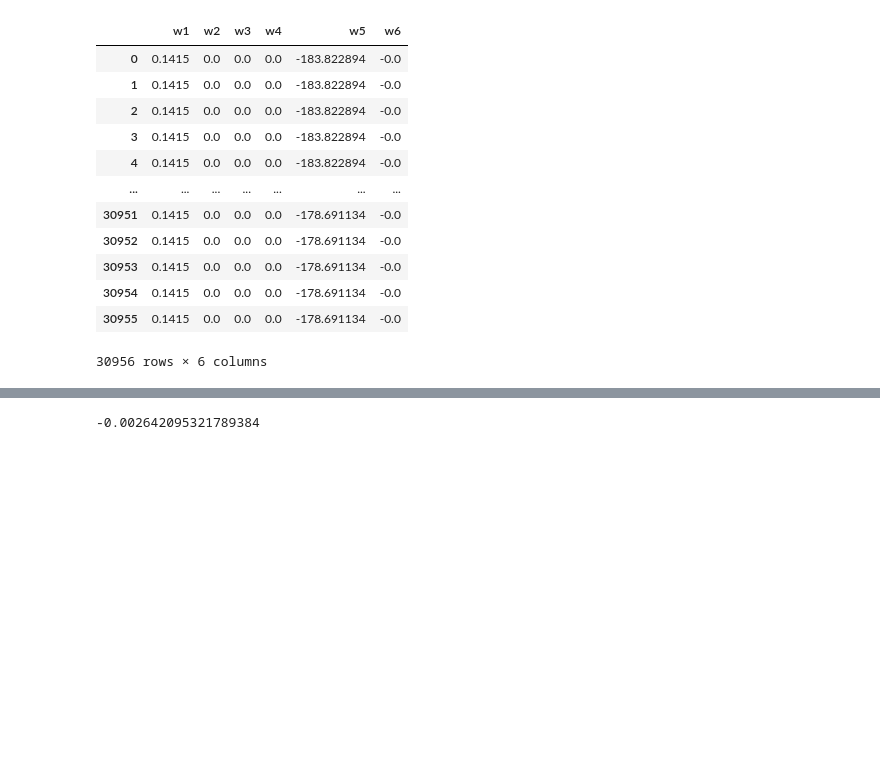
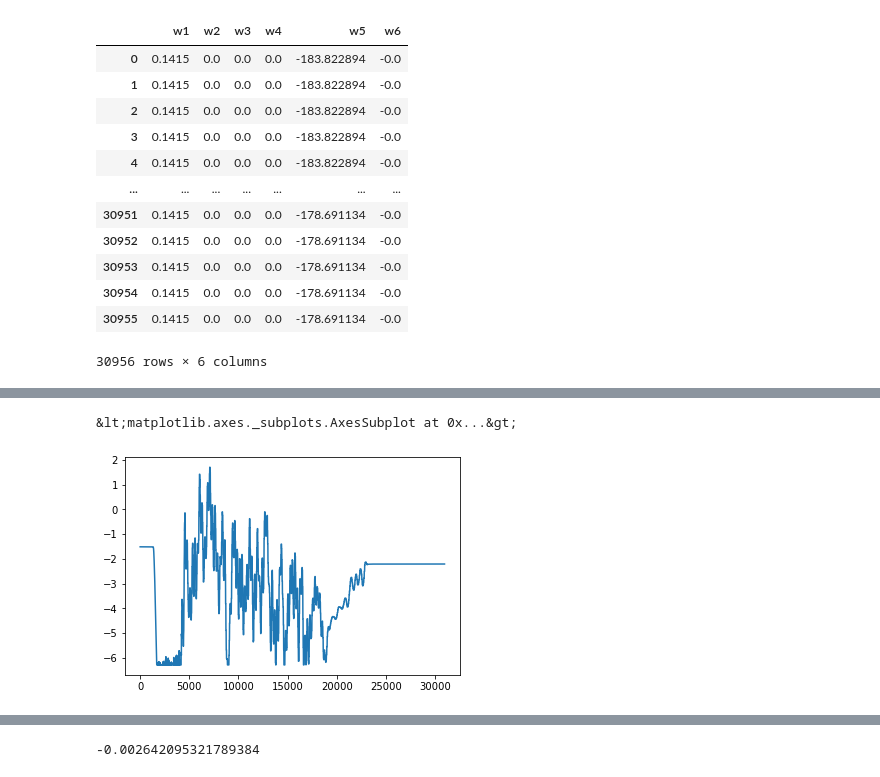
Before and after one commit to Printed-Robots/videte_robot, a Jupyter notebook: simple_videte_wheel/analyse_states.ipynb, the cells around one changed output, grey strips where cells are left out. Saved outputs shown, nothing was run; the diff lists cells and outputs as text; code cells hidden in the pictures; blank space fills up the shorter version.

```diff
--- a/simple_videte_wheel/analyse_states.ipynb
+++ b/simple_videte_wheel/analyse_states.ipynb
@@ -74,0 +112,5 @@ target
+# %%
+(states['x5'] - target['w5']).plot()
+# %% [output]
+&lt;matplotlib.axes._subplots.AxesSubplot at 0x...&gt;
+[figure, added]
```
Also changed, not shown: parts of 35 cells of this notebook, 1 other file.
